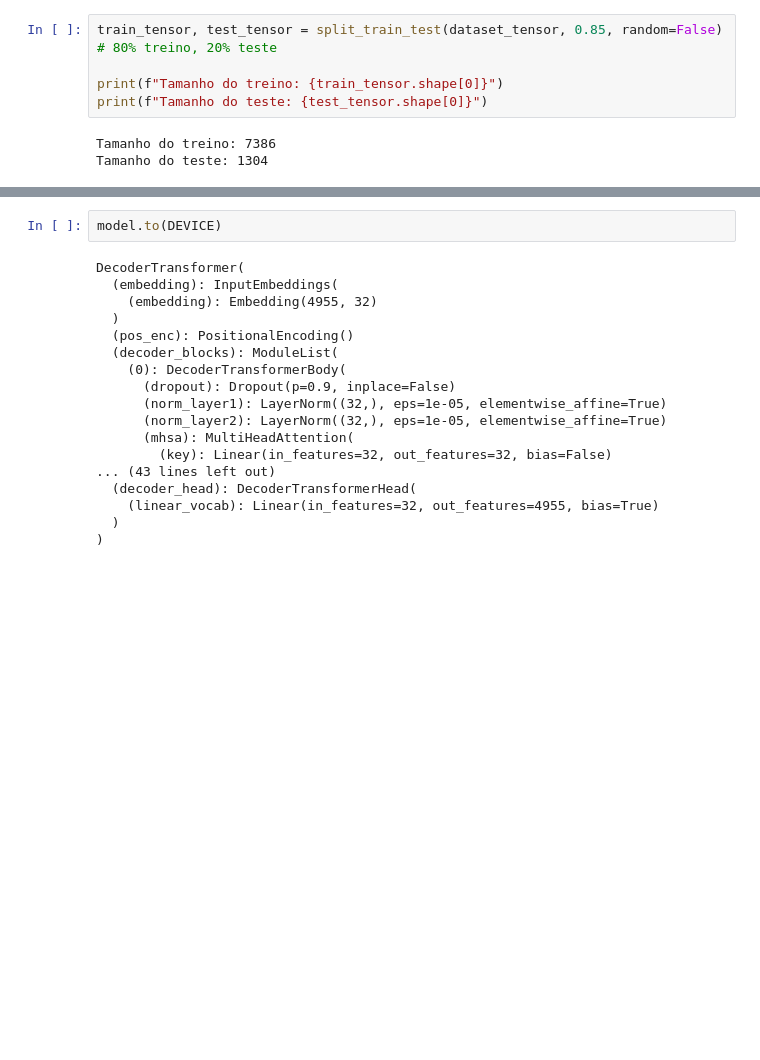
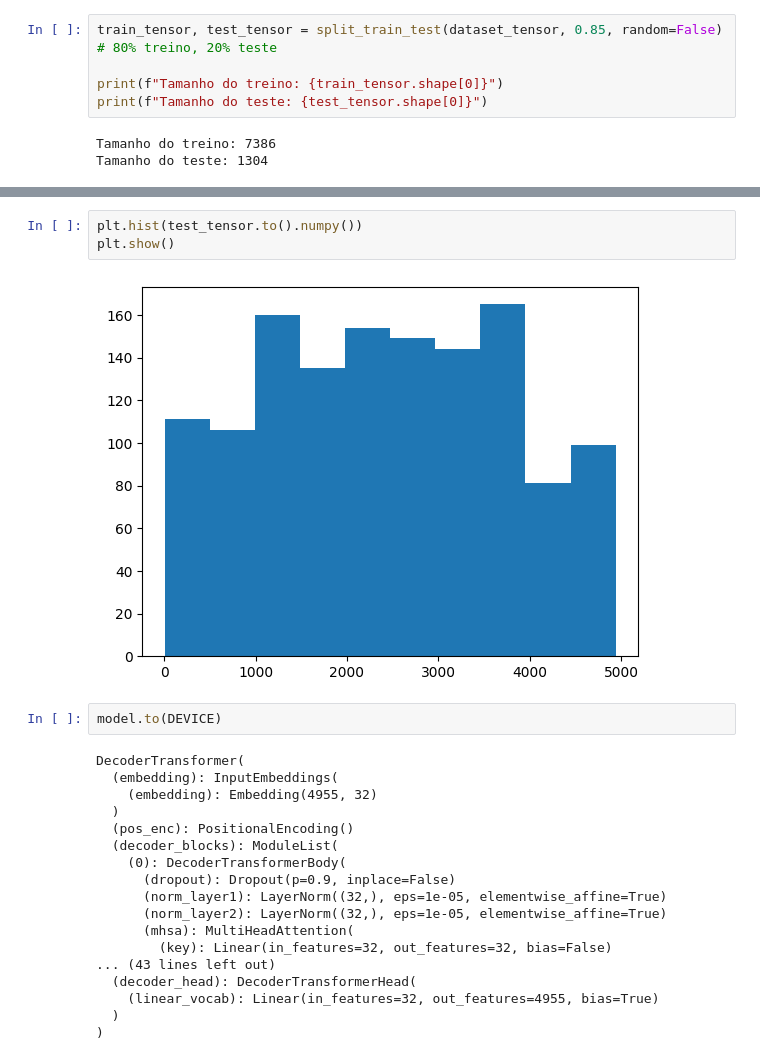
Before and after one commit to mgteus/navitrans, a Jupyter notebook: naviformers_vizz.ipynb, the cells around one changed output, grey strips where cells are left out. Saved outputs shown, nothing was run; the diff lists cells and outputs as text; blank space fills up the shorter version.

```diff
--- a/naviformers_vizz.ipynb
+++ b/naviformers_vizz.ipynb
@@ -350,3 +363,8 @@ Tamanho do teste: 1304
+# %%
+plt.hist(test_tensor.to().numpy())
+plt.show()
+# %% [output]
+[figure, added]
 # %%
 model.to(DEVICE)
 # %% [output]
```
Also changed, not shown: parts of 8 cells of this notebook, 2 other files.
